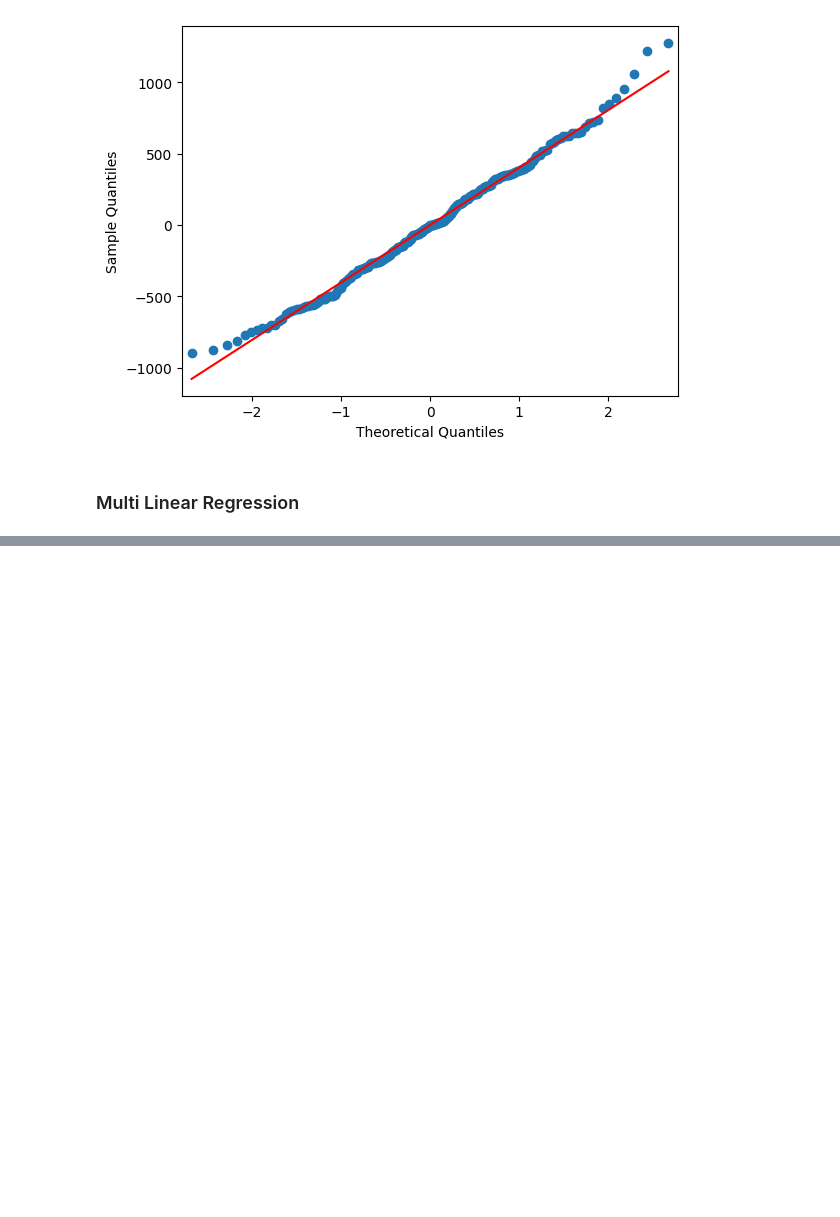
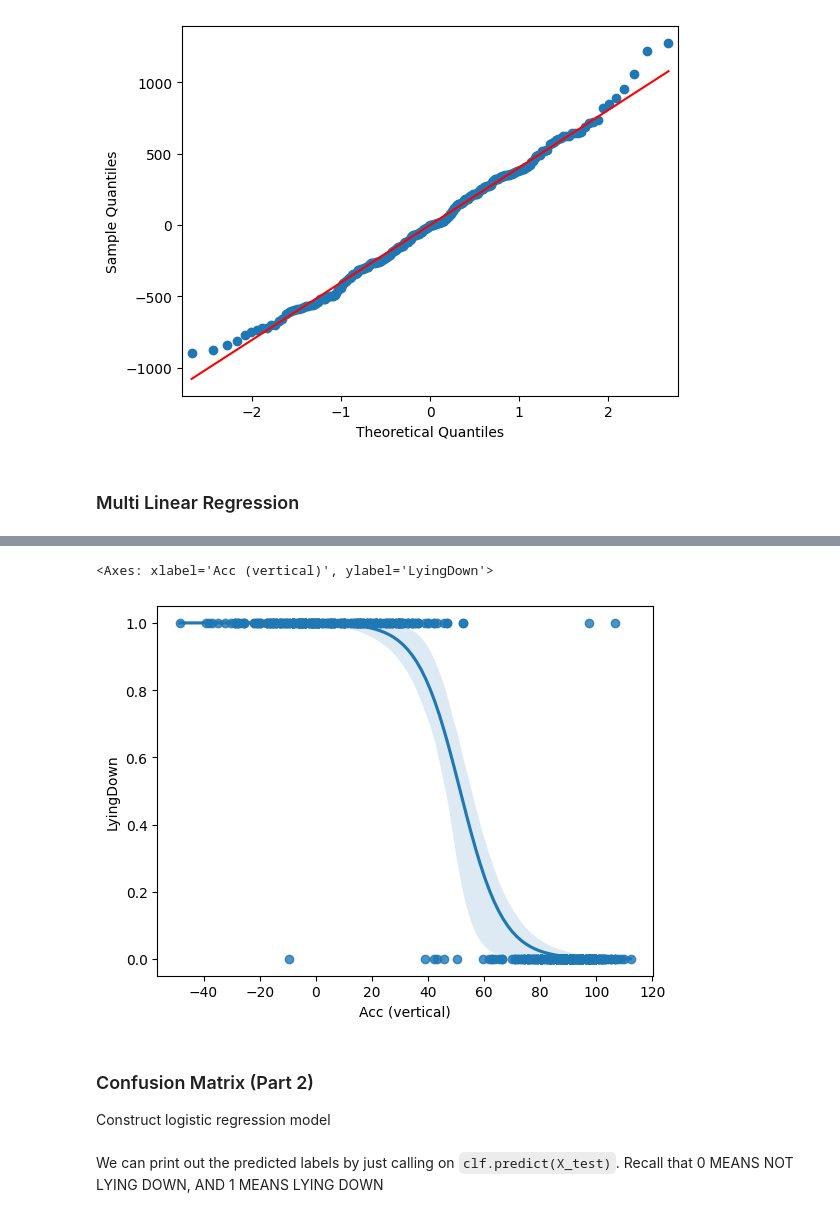
Before and after one commit to AdnanAI7/data_analysis, a Jupyter notebook: Python/Regression.ipynb, the cells around one changed output, grey strips where cells are left out. Cells and saved outputs as stored; diff of their text form; code cells hidden in the pictures; blank space fills up the shorter version.

```diff
--- a/Python/Regression.ipynb
+++ b/Python/Regression.ipynb
@@ -149,0 +216,3 @@ penguins_y = penguins["body_mass_g"]
+# %%
+# Load in the dataset
+activity = pd.read_csv("~/Desktop/data_analysis/DATA/Google_Data/activity.csv")
@@ -149,0 +275,9 @@ penguins_y = penguins["body_mass_g"]
+# %%
+# Plot the logistic regression and its confidence band
+sns.regplot(x="Acc (vertical)", y="LyingDown", data=activity, logistic=True)
+# %% [output]
+<Axes: xlabel='Acc (vertical)', ylabel='LyingDown'>
+[figure, added]
+# %% [markdown]
+### Confusion Matrix (Part 2)
+Construct logistic regression model
@@ -149,0 +293,2 @@ penguins_y = penguins["body_mass_g"]
+# %% [markdown]
+We can print out the predicted labels by just calling on `clf.predict(X_test)`. Recall that 0 MEANS NOT LYING DOWN, AND 1 MEANS LYING DOWN
```
Also changed, not shown: parts of 89 cells of this notebook, 1 other file.
